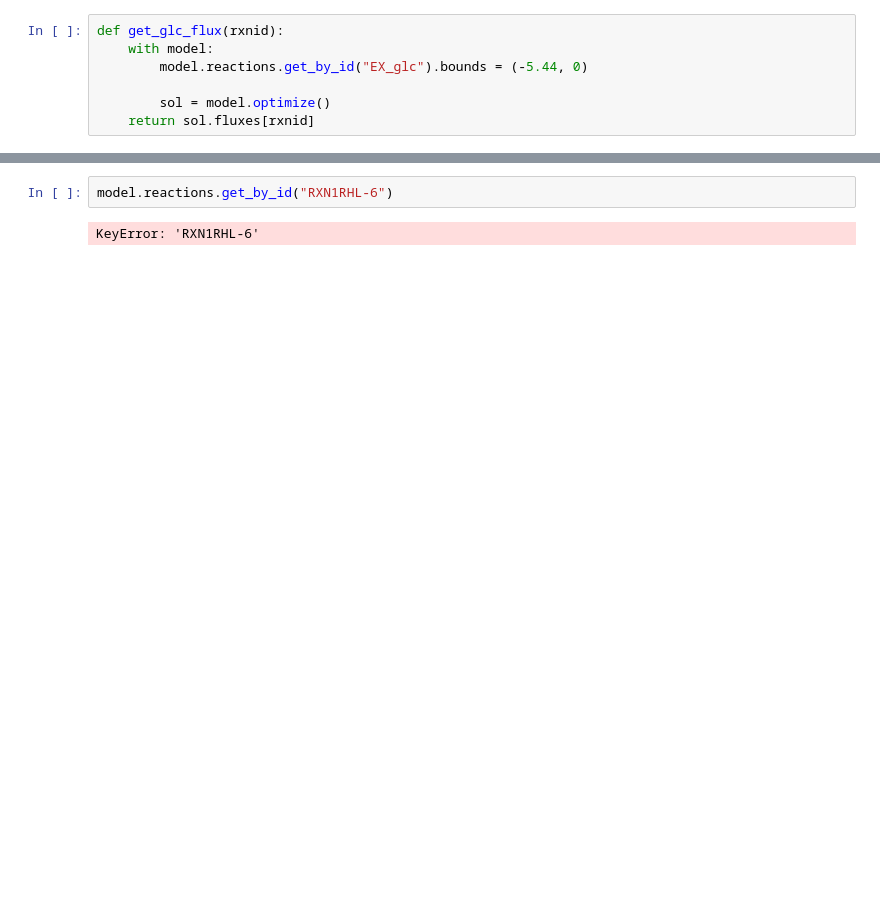
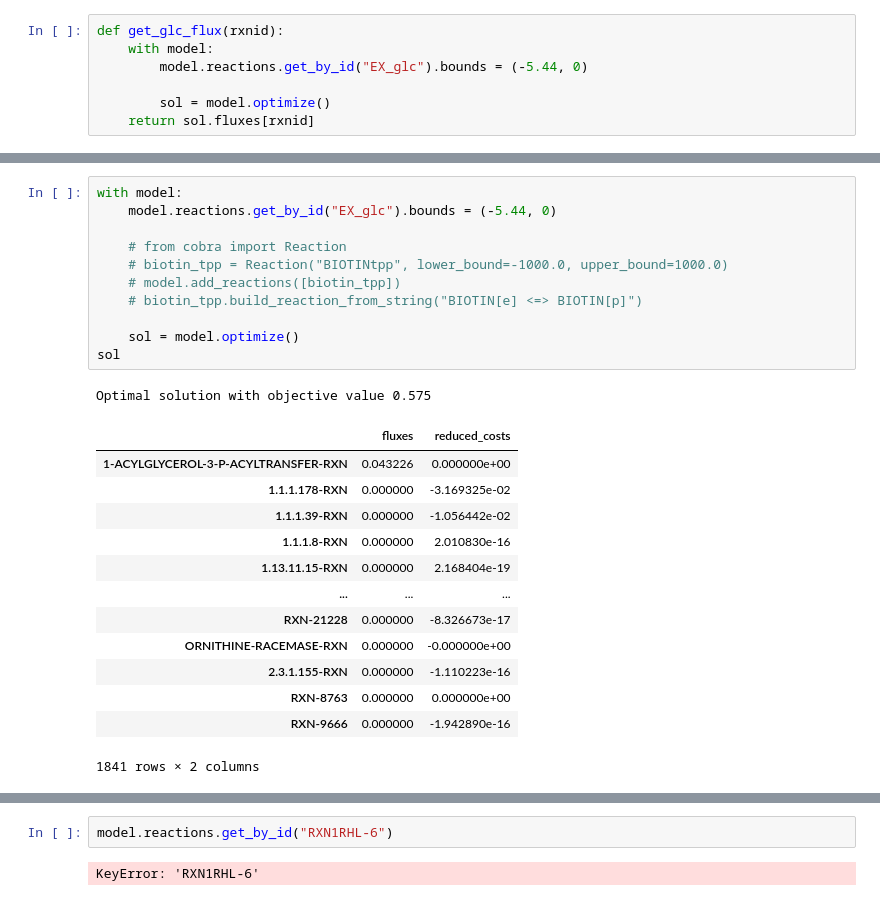
Before and after one commit to C-CoMP-STC/rpom-fba, a Jupyter notebook: notebooks/duplicates.ipynb, the cells around one changed output, grey strips where cells are left out. Drawn from its saved outputs; the diff is of its cells as text; blank space fills up the shorter version.

```diff
--- a/notebooks/duplicates.ipynb
+++ b/notebooks/duplicates.ipynb
@@ -99,3 +123,29 @@ model.reactions.get_by_id("EX_glc").lower_bound
+# %%
+with model:
+    model.reactions.get_by_id("EX_glc").bounds = (-5.44, 0)
+
+    # from cobra import Reaction
+    # biotin_tpp = Reaction("BIOTINtpp", lower_bound=-1000.0, upper_bound=1000.0)
+    # model.add_reactions([biotin_tpp])
+    # biotin_tpp.build_reaction_from_string("BIOTIN[e] <=> BIOTIN[p]")
+
+    sol = model.optimize()
+sol
+# %% [output]
+Optimal solution with objective value 0.575
+|  | fluxes | reduced_costs |
+| 1-ACYLGLYCEROL-3-P-ACYLTRANSFER-RXN | 0.043226 | 0.000000e+00 |
+| 1.1.1.178-RXN | 0.000000 | -3.169325e-02 |
+| 1.1.1.39-RXN | 0.000000 | -1.056442e-02 |
+| 1.1.1.8-RXN | 0.000000 | 2.010830e-16 |
+| 1.13.11.15-RXN | 0.000000 | 2.168404e-19 |
+| ... | ... | ... |
+| RXN-21228 | 0.000000 | -8.326673e-17 |
+| ORNITHINE-RACEMASE-RXN | 0.000000 | -0.000000e+00 |
+| 2.3.1.155-RXN | 0.000000 | -1.110223e-16 |
+| RXN-8763 | 0.000000 | 0.000000e+00 |
+| RXN-9666 | 0.000000 | -1.942890e-16 |
+1841 rows × 2 columns
 # %%
 with model:
     model.reactions.get_by_id("EX_glc").bounds = (-5.44, 0.0)
```
Also changed, not shown: parts of 6 cells of this notebook, 52 other files.
